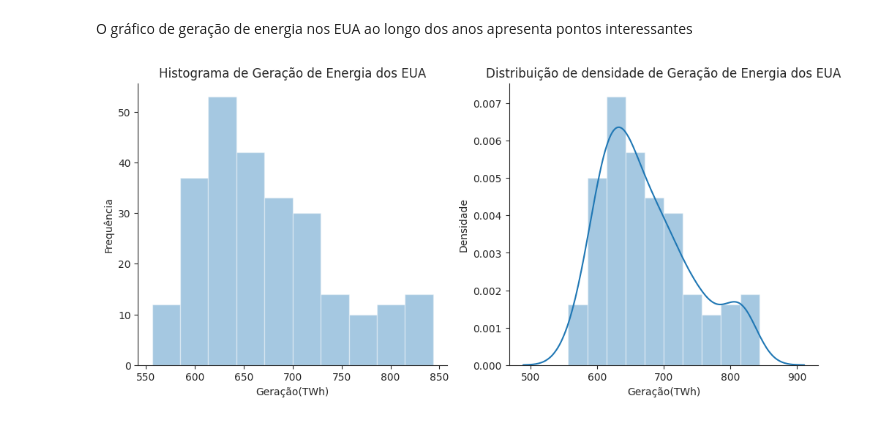
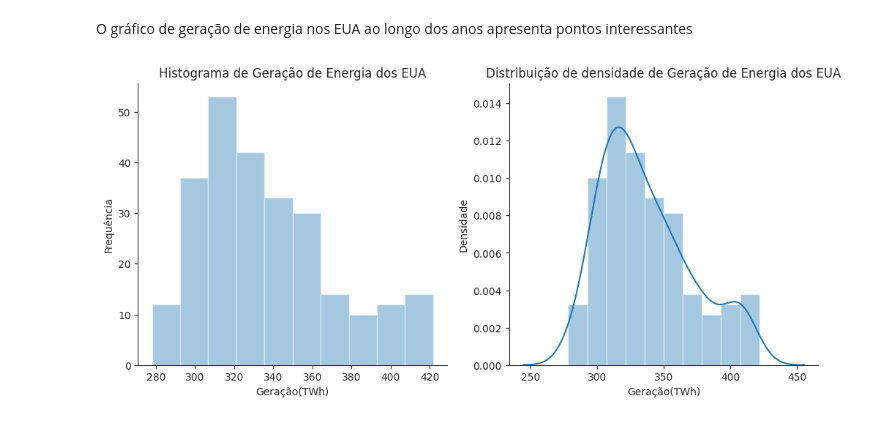
Before and after one commit to Higordevellard/MVP_01, a Jupyter notebook: mvp_sprint_1.ipynb, the cells around one changed output. Cells and saved outputs as stored; diff of their text form; code cells hidden in the pictures.

```diff
--- a/mvp_sprint_1.ipynb
+++ b/mvp_sprint_1.ipynb
@@ -209,6 +209,6 @@ dataset_2 = dataset_1['Fonte_de_Energia'] == 'Total'
 # %% [markdown]
 Primeiramente, preciso selecionar apenas as linhas em que a fonte de energia seja igual a "Total", ou seja, esteja somando todos os tipos de fonte energia.
 # %%
-dataset_3 = dataset_1['Estado'] == 'US-TOTAL'
+dataset_2_1 = dataset_1['Estado'] == 'US-TOTAL'
 # %% [markdown]
 O segundo passo será filtrar apenas os estados 'US-TOTAL' que representa a geração somada dos estados.
@@ -216,0 +215,2 @@ dataset_4 = dataset_1[dataset_2 & dataset_3]
+# %%
+dataset_2_2 = dataset_1['Tipo_de_produção'] == 'Total Electric Power Industry'
@@ -217,4 +219,6 @@ dataset_4 = dataset_1[dataset_2 & dataset_3]
+# %%
+dataset_3 = dataset_1[dataset_2_0 & dataset_2_1 & dataset_2_2]
 # %%
 #Agrupar as colunas de Mês/ano com o estado para saber o valor gerado de energia.
-dataset_5 = dataset_4.groupby(['Mês/Ano', 'Estado'])['Geração(TWh)'].sum().reset_index()
+dataset_4 = dataset_3.groupby(['Mês/Ano', 'Estado'])['Geração(TWh)'].sum().reset_index()
 # %%
@@ -255,23 +272,23 @@ O gráfico de geração de energia nos EUA ao longo dos anos apresenta pontos in
 # %%
 sns.set_style("ticks")
 
 # Criar um subplot com duas colunas
 fig, axs = plt.subplots(ncols=2, figsize=(12, 5))
 
 # Plotar o primeiro gráfico no primeiro subplot
-sns.distplot(dataset_5["Geração(TWh)"], kde=False, bins=10, ax=axs[0])
+sns.distplot(dataset_4["Geração(TWh)"], kde=False, bins=10, ax=axs[0])
 axs[0].set_xlabel("Geração(TWh)")
 axs[0].set_ylabel("Frequência")
 axs[0].set_title("Histograma de Geração de Energia dos EUA")
 
 # Plotar o segundo gráfico no segundo subplot
-sns.distplot(dataset_5["Geração(TWh)"], kde=True, bins=10, ax=axs[1])
+sns.distplot(dataset_4["Geração(TWh)"], kde=True, bins=10, ax=axs[1])
 axs[1].set_xlabel("Geração(TWh)")
 axs[1].set_ylabel("Densidade")
 axs[1].set_title("Distribuição de densidade de Geração de Energia dos EUA")
 
 sns.despine()
 plt.show()
 # %% [output]
-[figure, old version]
+[figure, new version]
 # %%
```
Also changed, not shown: parts of 9 cells of this notebook.
